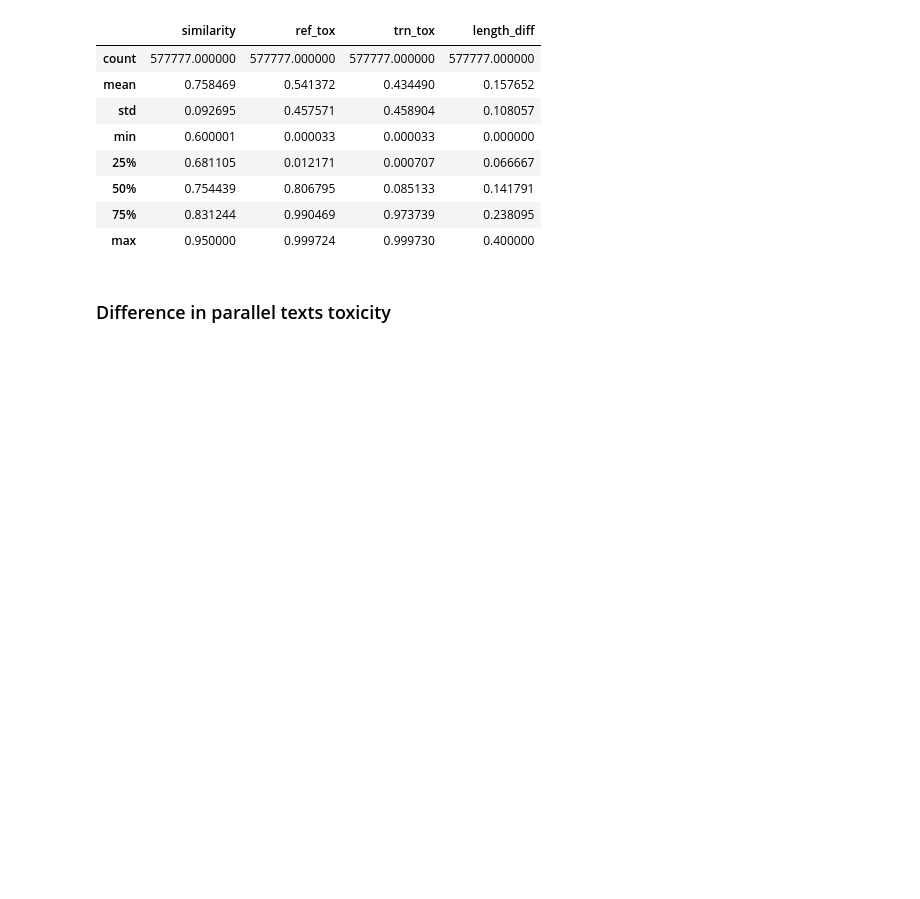
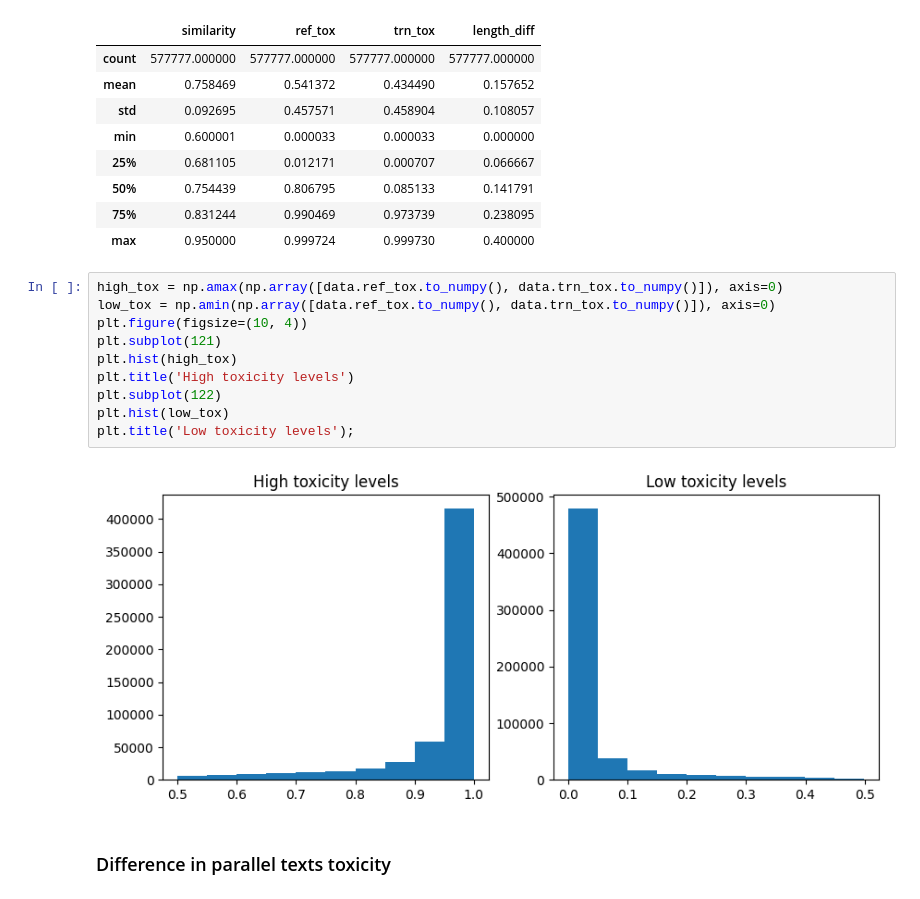
Before and after one commit to KGallyamov/TextDetoxification, a Jupyter notebook: notebooks/1.0-initial-data-exporation.ipynb, the cells around one changed output. Saved outputs shown, nothing was run; the diff lists cells and outputs as text; blank space fills up the shorter version.

```diff
--- a/notebooks/1.0-initial-data-exporation.ipynb
+++ b/notebooks/1.0-initial-data-exporation.ipynb
@@ -31,6 +33,18 @@ data.describe()
 | 50% | 0.754439 | 0.806795 | 0.085133 | 0.141791 |
 | 75% | 0.831244 | 0.990469 | 0.973739 | 0.238095 |
 | max | 0.950000 | 0.999724 | 0.999730 | 0.400000 |
+# %%
+high_tox = np.amax(np.array([data.ref_tox.to_numpy(), data.trn_tox.to_numpy()]), axis=0)
+low_tox = np.amin(np.array([data.ref_tox.to_numpy(), data.trn_tox.to_numpy()]), axis=0)
+plt.figure(figsize=(10, 4))
+plt.subplot(121)
+plt.hist(high_tox)
+plt.title('High toxicity levels')
+plt.subplot(122)
+plt.hist(low_tox)
+plt.title('Low toxicity levels');
+# %% [output]
+[figure, added]
 # %% [markdown]
 ### Difference in parallel texts toxicity
 # %%
```
Also changed, not shown: parts of 7 cells of this notebook, 4 other files.
